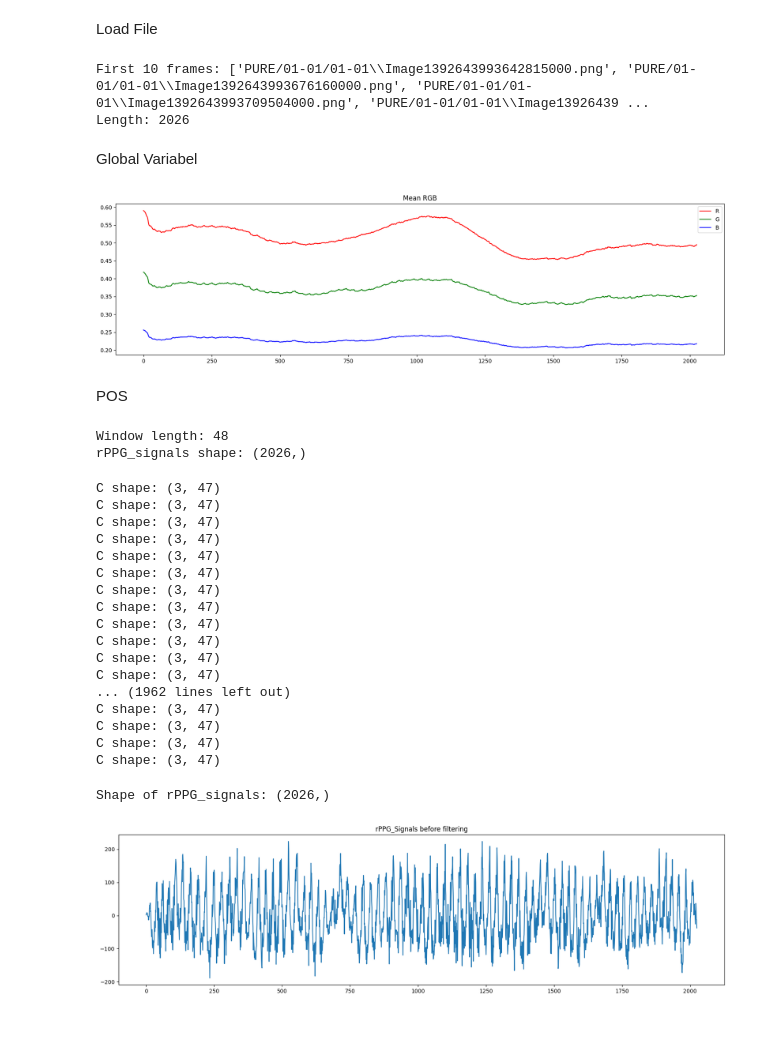
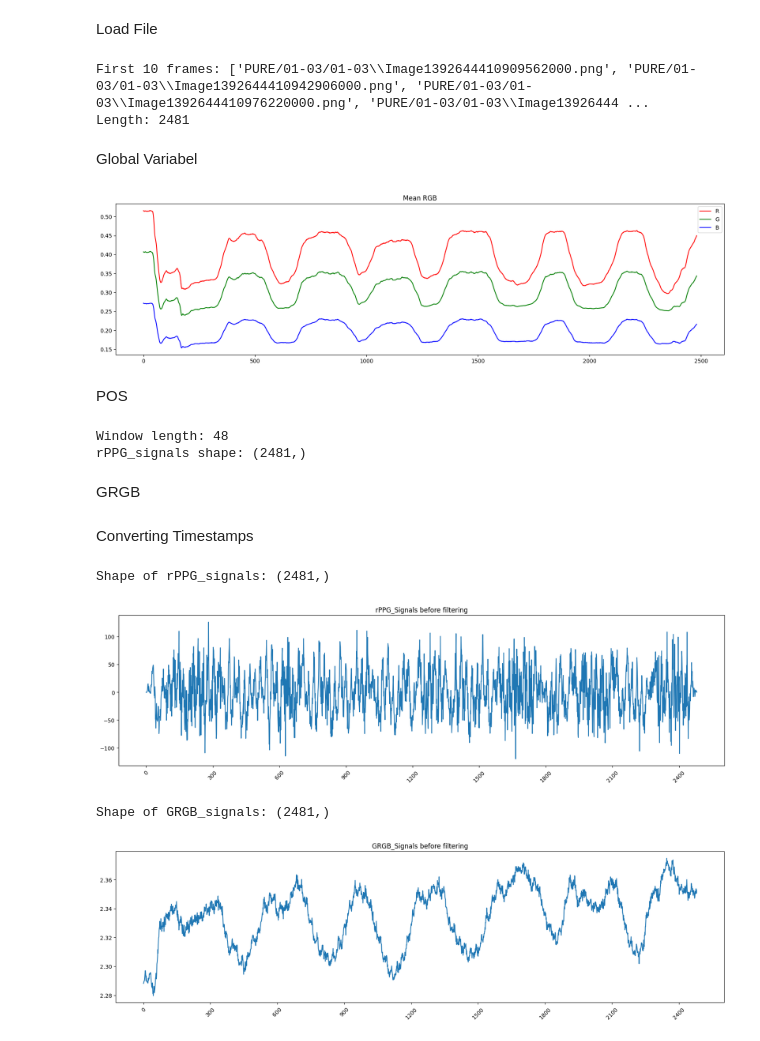
Before and after one commit to Ren1100/remote-PPG, a Jupyter notebook: test.ipynb, the cells around one changed output. Drawn from its saved outputs; the diff is of its cells as text; code cells hidden in the pictures.

```diff
--- a/test.ipynb
+++ b/test.ipynb
@@ -14,18 +15,18 @@ import datetime as dt
 # %% [markdown]
 Load File
 # %%
-subject_name = '01-01'
+subject_name = '01-03'
 dataset_path = 'PURE/'
 
-img_frame_path = dataset_path + subject_name + '/01-01/'
+img_frame_path = dataset_path + subject_name + '/01-03/'
 
 png_list = glob(img_frame_path + '*.png')
 png_list.sort(key=lambda f: int(''.join(filter(str.isdigit, f))))
 print(f"First 10 frames: {png_list[:10]}")
 print(f"Length: {len(png_list)}")
 # %% [output]
-First 10 frames: ['PURE/01-01/01-01\\Image1392643993642815000.png', 'PURE/01-01/01-01\\Image1392643993676160000.png', 'PURE/01-01/01-01\\Image1392643993709504000.png', 'PURE/01-01/01-01\\Image13926439 ...
-Length: 2026
+First 10 frames: ['PURE/01-03/01-03\\Image1392644410909562000.png', 'PURE/01-03/01-03\\Image1392644410942906000.png', 'PURE/01-03/01-03\\Image1392644410976220000.png', 'PURE/01-03/01-03\\Image13926444 ...
+Length: 2481
 # %% [markdown]
 Global Variabel
 # %%
@@ -105,7 +111,7 @@ plt.legend()
 plt.title("Mean RGB")
 plt.show()
 # %% [output]
-[figure, old version]
+[figure, new version]
 # %% [markdown]
 POS
 # %%
@@ -115,14 +121,14 @@ rPPG_signals = np.zeros(mean_rgb.shape[0])
 print(f"rPPG_signals shape: {rPPG_signals.shape}")
 # %% [output]
 Window length: 48
-rPPG_signals shape: (2026,)
+rPPG_signals shape: (2481,)
 # %%
 for t in range (0, mean_rgb.shape[0] - l):
 
     ## CREATE C DATA
     C = mean_rgb[t:t+l-1,:].T
 
-    print(f"C shape: {C.shape}")
+    # print(f"C shape: {C.shape}")
     # print (f"C: \n{C}")
 
     ## CREATE TEMPORAL NORMALIZATION
@@ -173,21 +179,5 @@ for t in range (0, mean_rgb.shape[0] - l):
 
 
     # break
-# %% [output]
-C shape: (3, 47)
-C shape: (3, 47)
-C shape: (3, 47)
-C shape: (3, 47)
-C shape: (3, 47)
-C shape: (3, 47)
-C shape: (3, 47)
-C shape: (3, 47)
-C shape: (3, 47)
-C shape: (3, 47)
-C shape: (3, 47)
-C shape: (3, 47)
-... (1962 lines left out)
-C shape: (3, 47)
-C shape: (3, 47)
-C shape: (3, 47)
-C shape: (3, 47)
+# %% [markdown]
+GRGB
@@ -193,0 +192,2 @@ C shape: (3, 47)
+# %% [markdown]
+Converting Timestamps
@@ -194,12 +225,37 @@ C shape: (3, 47)
 # %%
+from matplotlib.ticker import MaxNLocator
+
+
 print(f"Shape of rPPG_signals: {rPPG_signals.shape}")
 plt.figure(figsize=(20,5))
+# plt.plot(formatted_times, rPPG_signals)
 plt.plot(rPPG_signals)
+
+plt.gca().xaxis.set_major_locator(MaxNLocator(integer=True, nbins=10))  # Set the number of x-ticks to 10
+plt.xticks(rotation=45)  # Rotate labels for better readability
+
 plt.title(f"rPPG_Signals before filtering")
 plt.show()
 # %% [output]
-Shape of rPPG_signals: (2026,)
+Shape of rPPG_signals: (2481,)
-[figure, old version]
+[figure, new version]
+# %%
+from matplotlib.ticker import MaxNLocator
+
+
+print(f"Shape of GRGB_signals: {GRGB_signal.shape}")
+plt.figure(figsize=(20,5))
+# plt.plot(formatted_times, GRGB_signal)
+plt.plot(GRGB_signal)
+
+plt.gca().xaxis.set_major_locator(MaxNLocator(integer=True, nbins=10))  # Set the number of x-ticks to 10
+plt.xticks(rotation=45)  # Rotate labels for better readability
+
+plt.title(f"GRGB_Signals before filtering")
+plt.show()
+# %% [output]
+Shape of GRGB_signals: (2481,)
+[figure, added]
 # %%
 from scipy import signal
 
```
Also changed, not shown: parts of 18 cells of this notebook.
